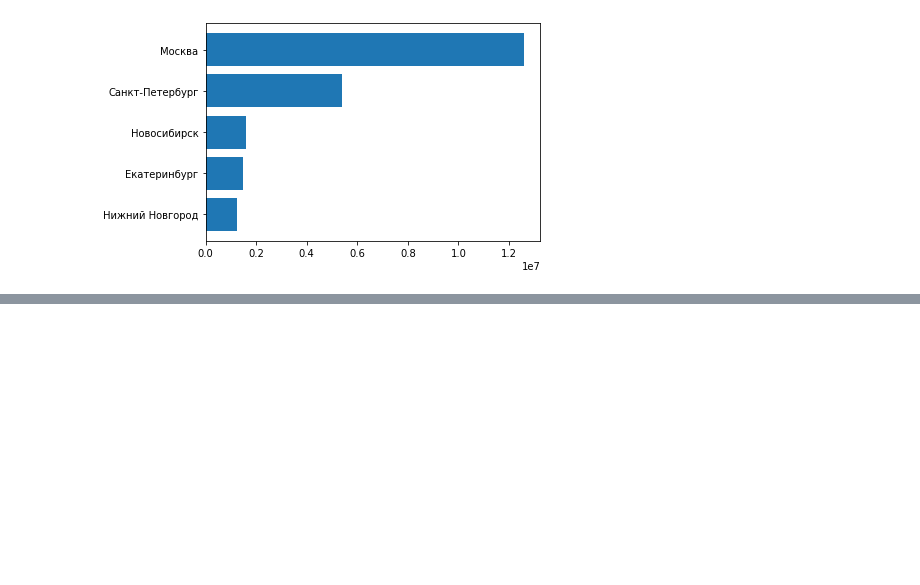
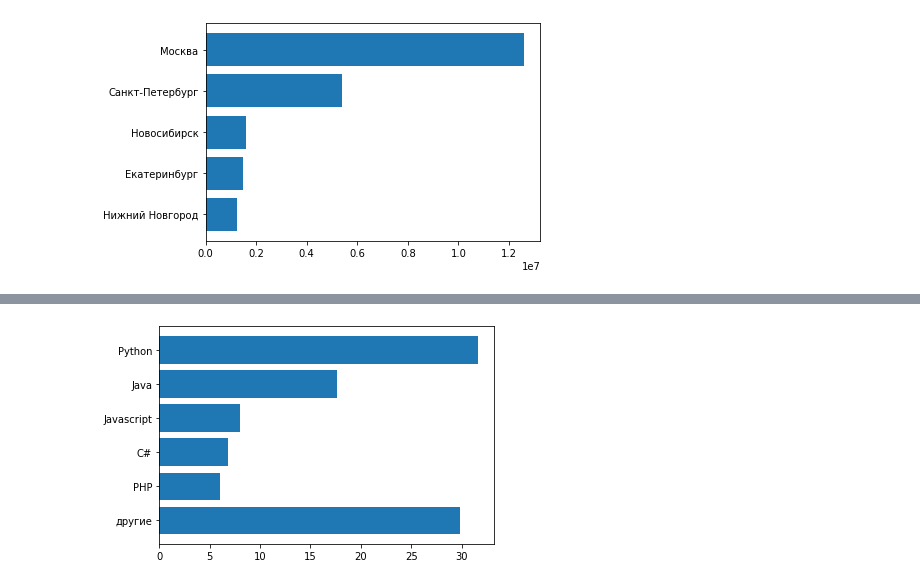
Before and after one commit to mikhaildruzhinin/data-analysis-exercises, a Jupyter notebook: matplotlib_exercises_1.ipynb, the cells around one changed output, grey strips where cells are left out. Cells and saved outputs as stored; diff of their text form; code cells hidden in the pictures; blank space fills up the shorter version.

```diff
--- a/matplotlib_exercises_1.ipynb
+++ b/matplotlib_exercises_1.ipynb
@@ -124,0 +168,25 @@ plt.show()
+# %%
+f = open('data/programming_languages.csv')
+lines = f.readlines()
+
+languages = np.empty(28, dtype=(np.str_, 16))
+shares = np.empty(28, dtype=np.float32)
+
+for i, line in enumerate(lines[1:]):
+    cols = line.split(';')
+    language = cols[2]
+    share = float(cols[3].replace(' ','').replace('%',''))
+    languages[i] = language
+    shares[i] = share
+# %%
+top_n = 5
+
+shares_top = np.empty(top_n + 1, dtype=np.float32)
+shares_top[:top_n] = shares[:top_n]
+shares_top[top_n] = shares[top_n:].sum()
+languages_top = list(languages[:top_n])
+languages_top.append('другие')
+plt.barh(languages_top[::-1], shares_top[::-1])
+plt.show()
+# %% [output]
+[figure, added]
```
Also changed, not shown: parts of 13 cells of this notebook, 1 other file.
